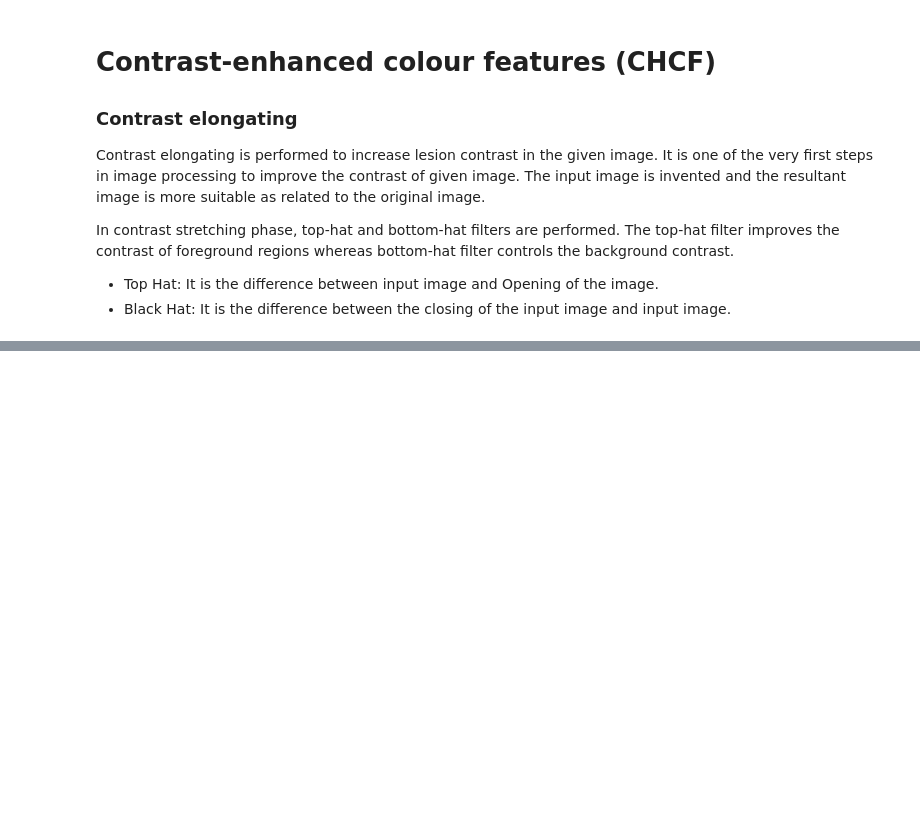
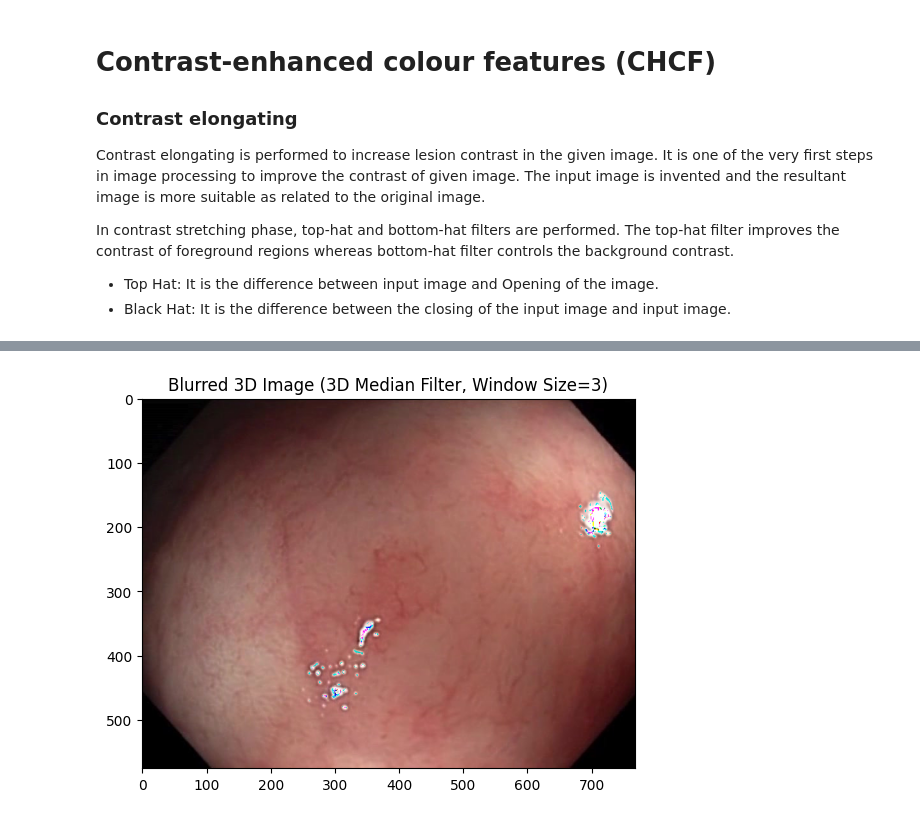
Before and after one commit to MuhammedMiiRanna/Deep-CNN-and-geometric-features-based-diseases-detection-and-classification, a Jupyter notebook: main.ipynb, the cells around one changed output, grey strips where cells are left out. Cells and saved outputs as stored; diff of their text form; code cells hidden in the pictures; blank space fills up the shorter version.

```diff
--- a/main.ipynb
+++ b/main.ipynb
@@ -95,0 +138,12 @@ blackhat_img = cv.morphologyEx(tophat_img, cv.MORPH_BLACKHAT, kernel)
+# %%
+# Apply 3D median filter
+image_shape = comb_img.shape  # get the image shape
+window_size = 3  # Adjust this parameter based on the desired level of blurring
+blurred_image = median_filter(comb_img, size=(window_size, window_size, window_size))
+
+# Display the img
+plt.imshow(comb_img)
+plt.title(f"Blurred 3D Image (3D Median Filter, Window Size={window_size})")
+plt.show()
+# %% [output]
+[figure, added]
```
Also changed, not shown: parts of 6 cells of this notebook.
